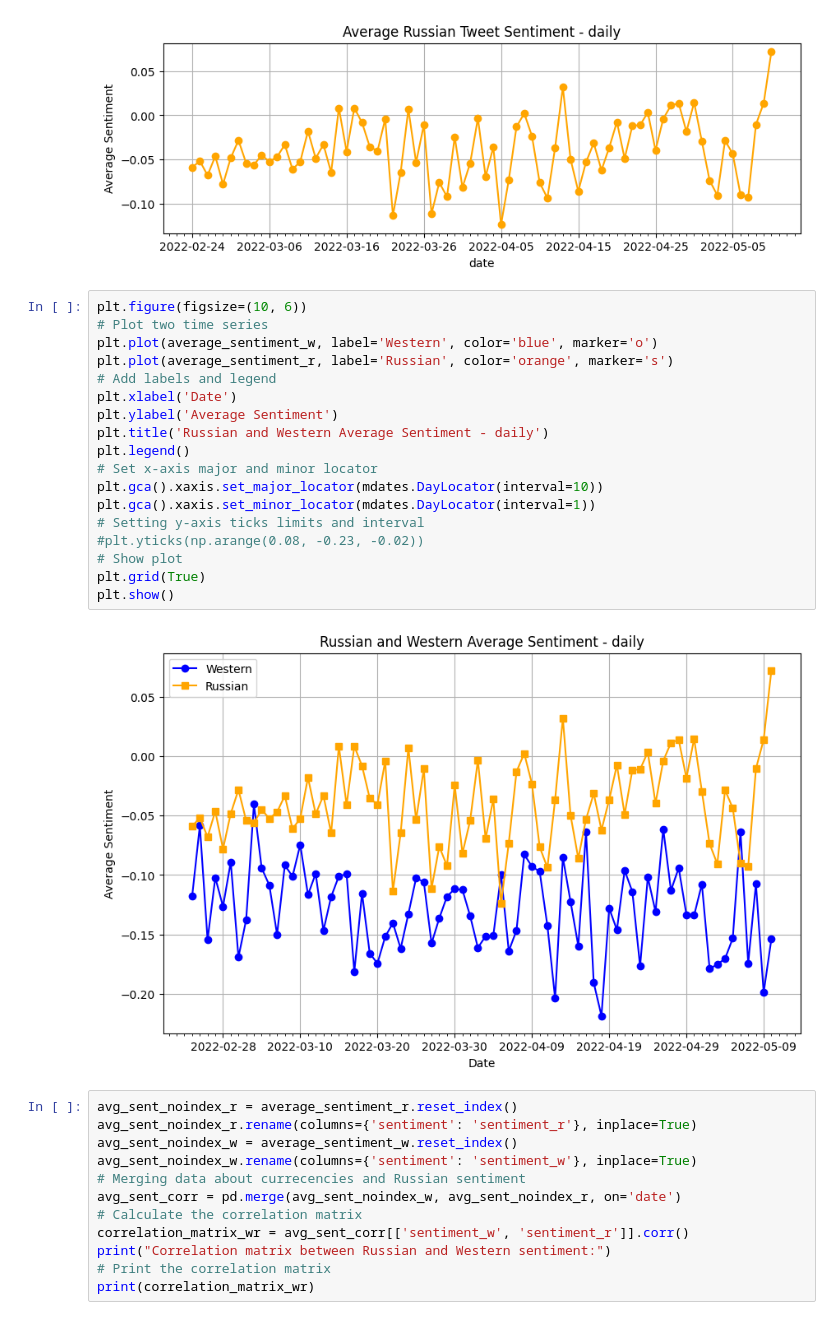
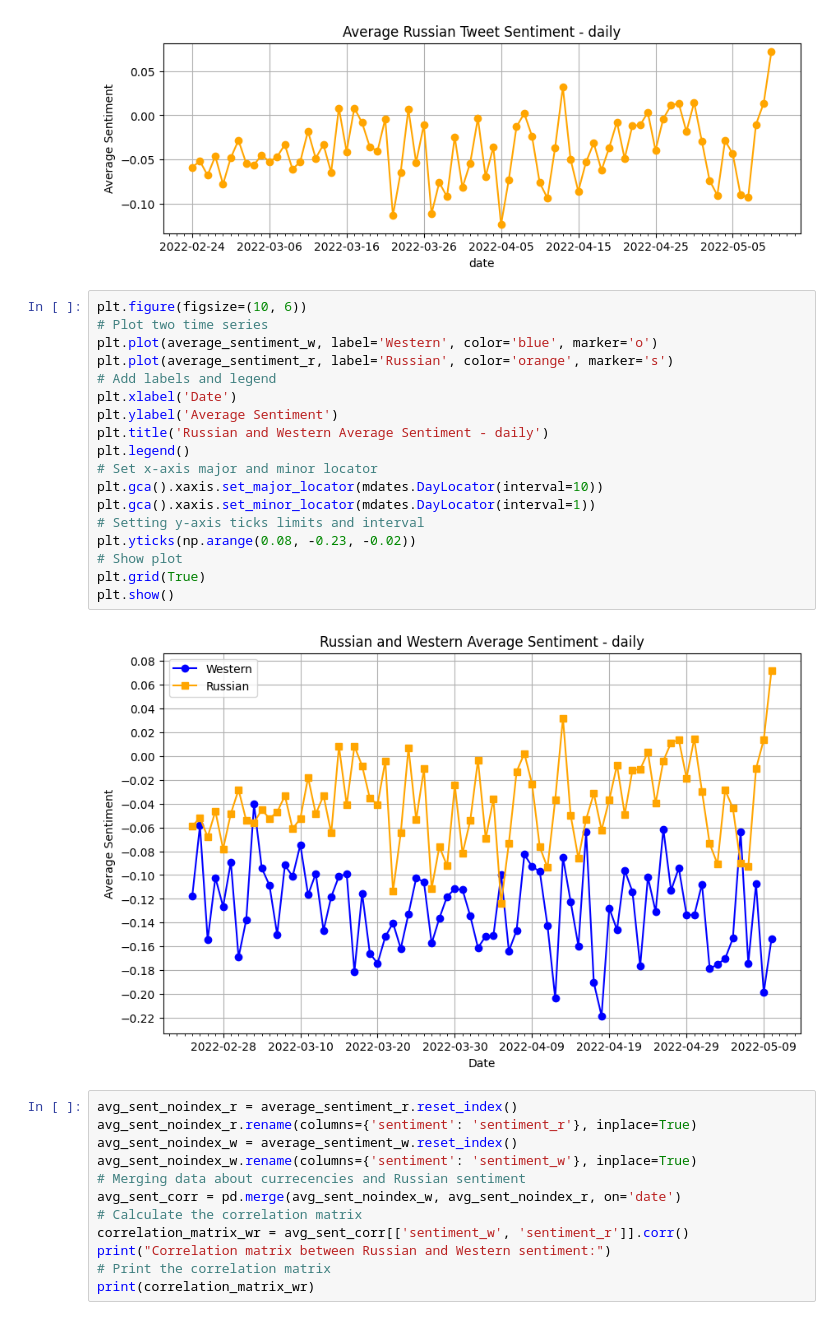
Before and after one commit to itslarisschen/NLP_Final_Exam, a Jupyter notebook: sentiment_analysis.ipynb, the cells around one changed output. Cells and saved outputs as stored; diff of their text form.

```diff
--- a/sentiment_analysis.ipynb
+++ b/sentiment_analysis.ipynb
@@ -319,23 +319,23 @@ Name: sentiment, Length: 76, dtype: float64
 # %%
 plt.figure(figsize=(10, 6))
 # Plot two time series
 plt.plot(average_sentiment_w, label='Western', color='blue', marker='o')
 plt.plot(average_sentiment_r, label='Russian', color='orange', marker='s')
 # Add labels and legend
 plt.xlabel('Date')
 plt.ylabel('Average Sentiment')
 plt.title('Russian and Western Average Sentiment - daily')
 plt.legend()
 # Set x-axis major and minor locator
 plt.gca().xaxis.set_major_locator(mdates.DayLocator(interval=10))
 plt.gca().xaxis.set_minor_locator(mdates.DayLocator(interval=1))
 # Setting y-axis ticks limits and interval
-#plt.yticks(np.arange(0.08, -0.23, -0.02))
+plt.yticks(np.arange(0.08, -0.23, -0.02))
 # Show plot
 plt.grid(True)
 plt.show()
 # %% [output]
-[figure, old version]
+[figure, new version]
 # %%
 avg_sent_noindex_r = average_sentiment_r.reset_index()
 avg_sent_noindex_r.rename(columns={'sentiment': 'sentiment_r'}, inplace=True)
```
Also changed, not shown: parts of 1 cell of this notebook.
